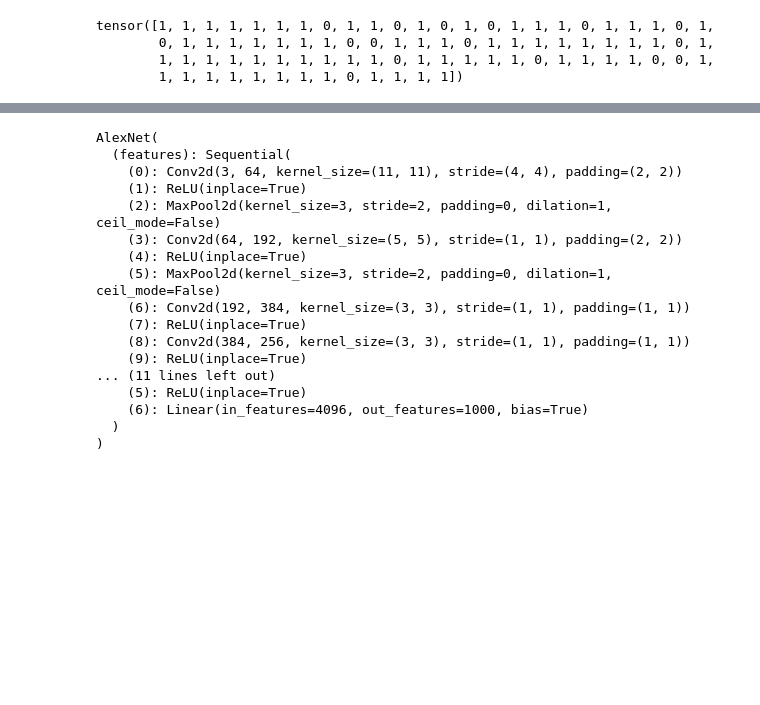
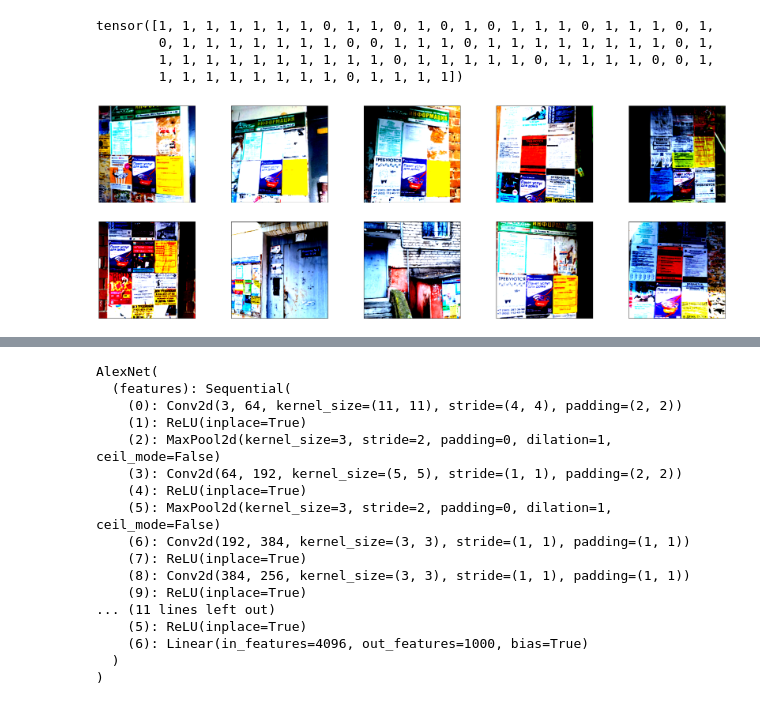
Before and after one commit to IvanMedvedev11/AI-challenge-2025-main-stage, a Jupyter notebook: model.ipynb, the cells around one changed output, grey strips where cells are left out. Cells and saved outputs as stored; diff of their text form; code cells hidden in the pictures; blank space fills up the shorter version.

```diff
--- a/model.ipynb
+++ b/model.ipynb
@@ -61,4 +70,21 @@ tensor([1, 1, 1, 1, 1, 1, 1, 0, 1, 1, 0, 1, 0, 1, 0, 1, 1, 1, 0, 1, 1, 1, 0, 1,
         0, 1, 1, 1, 1, 1, 1, 1, 0, 0, 1, 1, 1, 0, 1, 1, 1, 1, 1, 1, 1, 1, 0, 1,
         1, 1, 1, 1, 1, 1, 1, 1, 1, 1, 0, 1, 1, 1, 1, 1, 0, 1, 1, 1, 1, 0, 0, 1,
         1, 1, 1, 1, 1, 1, 1, 1, 0, 1, 1, 1, 1])
+# %%
+# отображаем часть изображений
+hh = 2
+ww = 5
+
+fig, ax = plt.subplots(hh, ww, figsize=(30, 5 * hh))
+
+for i, (x, y) in enumerate(zip(X_train, y_train)):
+    if i >= hh * ww:
+        break
+    plt.subplot(hh, ww, i + 1)
+    plt.imshow(x.permute(1, 2, 0).clamp(0, 1))
+    plt.xticks([])
+    plt.yticks([])
+plt.show()
+# %% [output]
+[figure, added]
 # %%
```
Also changed, not shown: parts of 19 cells of this notebook, 1 other file.
